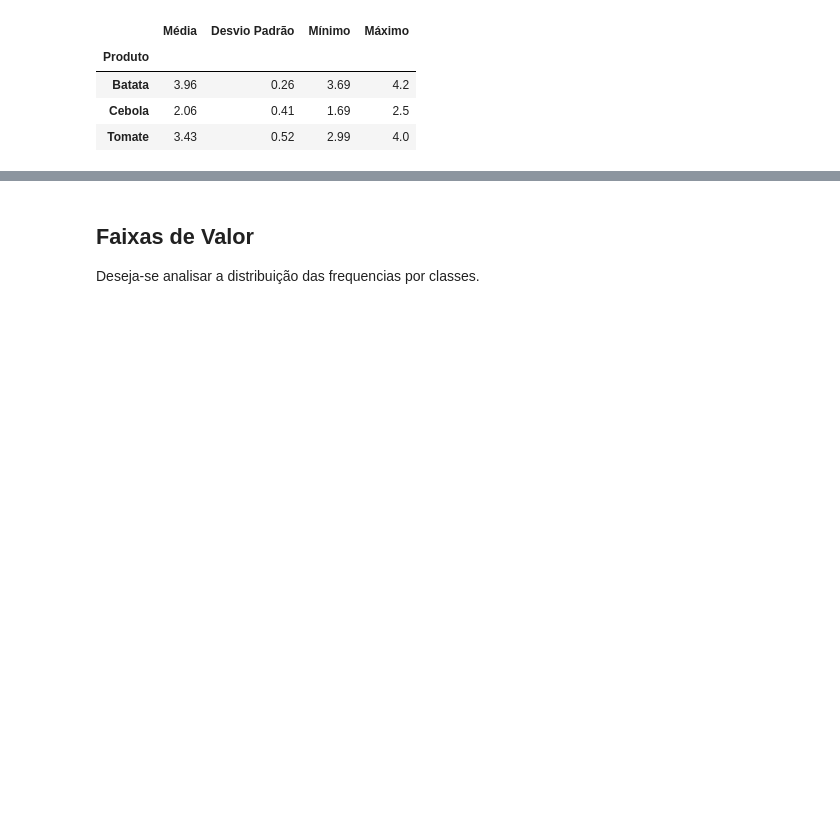
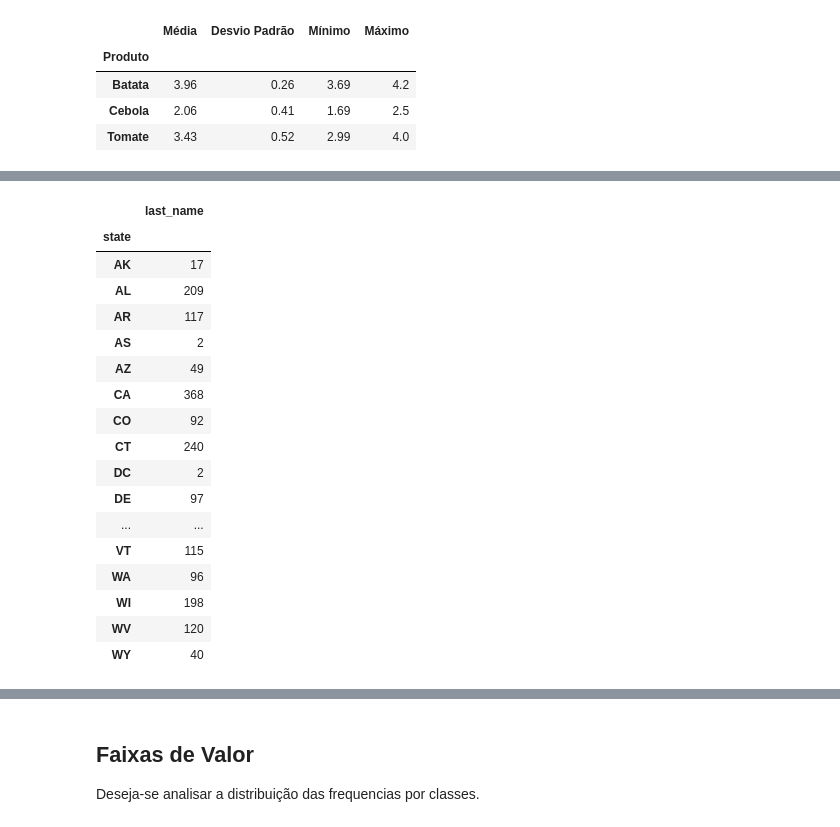
Before and after one commit to mbaliu-treino/Desenvolve, a Jupyter notebook: LEARN_C_DataScience_Pandas.ipynb, the cells around one changed output, grey strips where cells are left out. Cells and saved outputs as stored; diff of their text form; code cells hidden in the pictures; blank space fills up the shorter version.

```diff
--- a/LEARN_C_DataScience_Pandas.ipynb
+++ b/LEARN_C_DataScience_Pandas.ipynb
@@ -1253,0 +1311,23 @@ produtos['Preço'].aggregate(estatisticas).rename(columns = nomes).round(2)
+# %%
+# Semelhante à consulta SQL
+grupo = df.groupby('state')
+grupo[['last_name']].count()
+# %% [output]
+|  | last_name |
+| state |  |
+| AK | 17 |
+| AL | 209 |
+| AR | 117 |
+| AS | 2 |
+| AZ | 49 |
+| CA | 368 |
+| CO | 92 |
+| CT | 240 |
+| DC | 2 |
+| DE | 97 |
+| ... | ... |
+| VT | 115 |
+| WA | 96 |
+| WI | 198 |
+| WV | 120 |
+| WY | 40 |
```
Also changed, not shown: parts of 23 cells of this notebook.
